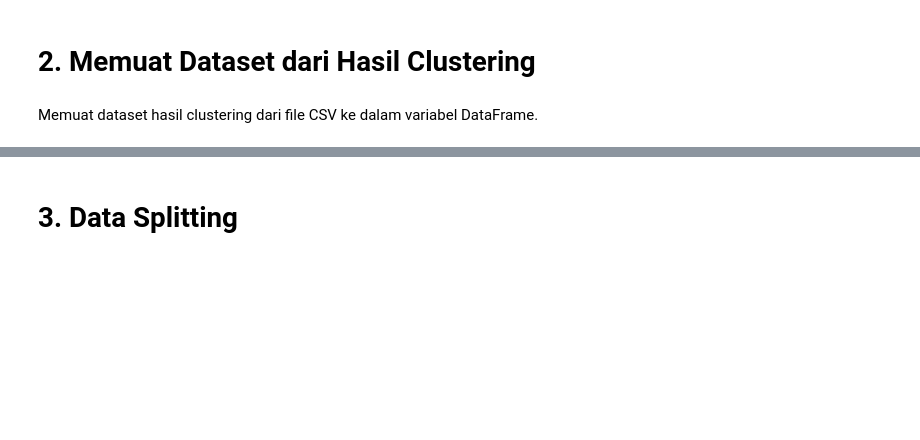
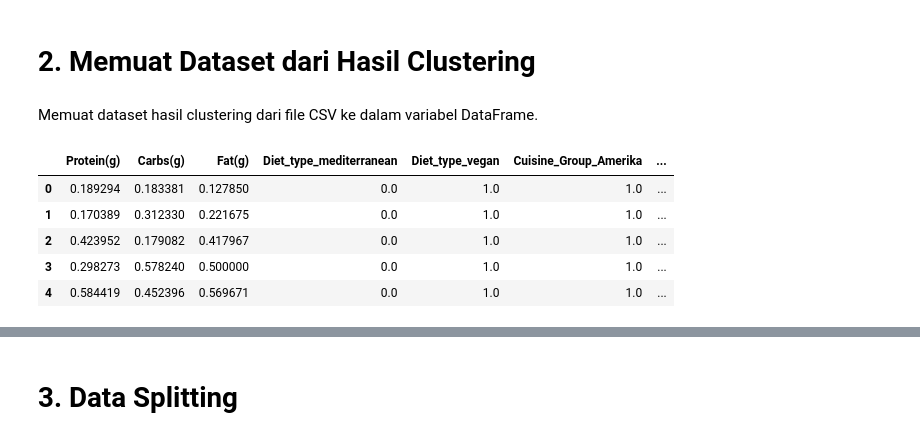
Before and after one commit to Us9r/DicodingBMLP, a Jupyter notebook: [Klasifikasi]_Submission_Akhir_BMLP_us9r.ipynb, the cells around one changed output, grey strips where cells are left out. Saved outputs shown, nothing was run; the diff lists cells and outputs as text; code cells hidden in the pictures; blank space fills up the shorter version.

```diff
--- a/[Klasifikasi]_Submission_Akhir_BMLP_us9r.ipynb
+++ b/[Klasifikasi]_Submission_Akhir_BMLP_us9r.ipynb
@@ -12,3 +23,11 @@ import pandas as pd
 Memuat dataset hasil clustering dari file CSV ke dalam variabel DataFrame.
 # %%
 df = pd.read_csv('https://raw.githubusercontent.com/Us9r/DicodingBMLP/main/clustered_data.csv')
+df.head()
+# %% [output]
+|  | Protein(g) | Carbs(g) | Fat(g) | Diet_type_mediterranean | Diet_type_vegan | Cuisine_Group_Amerika | ... |
+| 0 | 0.189294 | 0.183381 | 0.127850 | 0.0 | 1.0 | 1.0 | ... |
+| 1 | 0.170389 | 0.312330 | 0.221675 | 0.0 | 1.0 | 1.0 | ... |
+| 2 | 0.423952 | 0.179082 | 0.417967 | 0.0 | 1.0 | 1.0 | ... |
+| 3 | 0.298273 | 0.578240 | 0.500000 | 0.0 | 1.0 | 1.0 | ... |
+| 4 | 0.584419 | 0.452396 | 0.569671 | 0.0 | 1.0 | 1.0 | ... |
```
Also changed, not shown: parts of 33 cells of this notebook.
